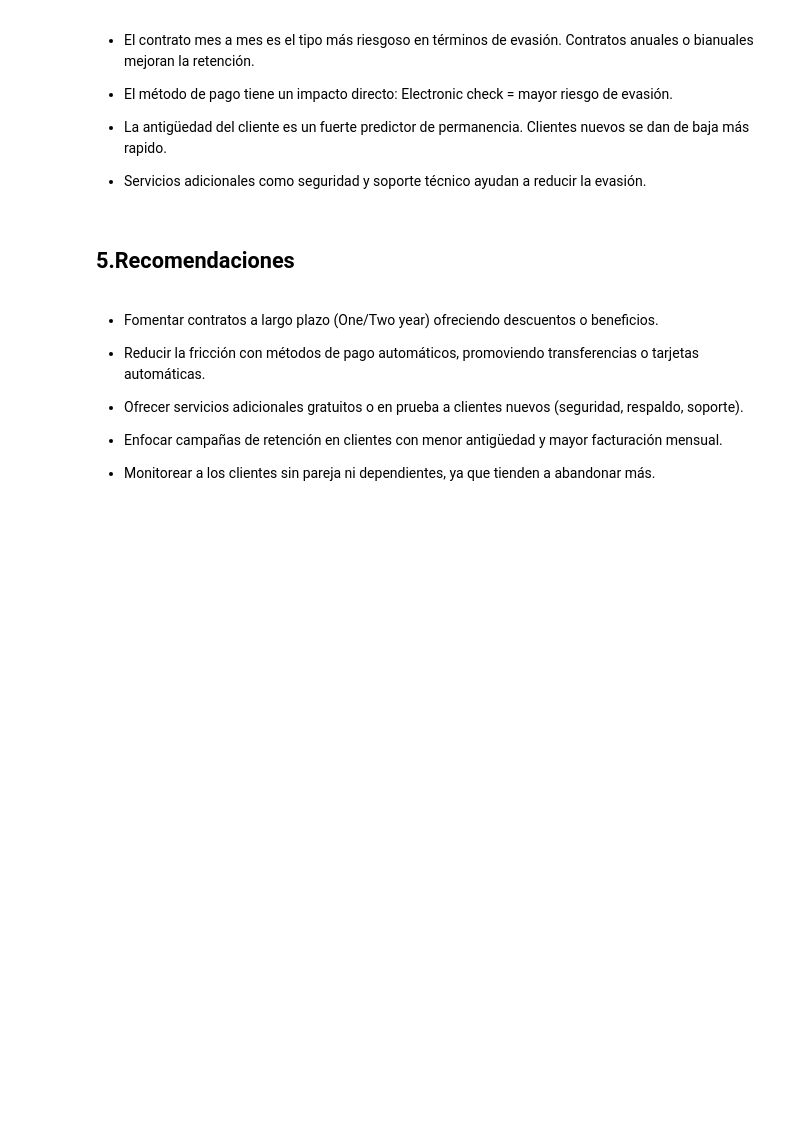
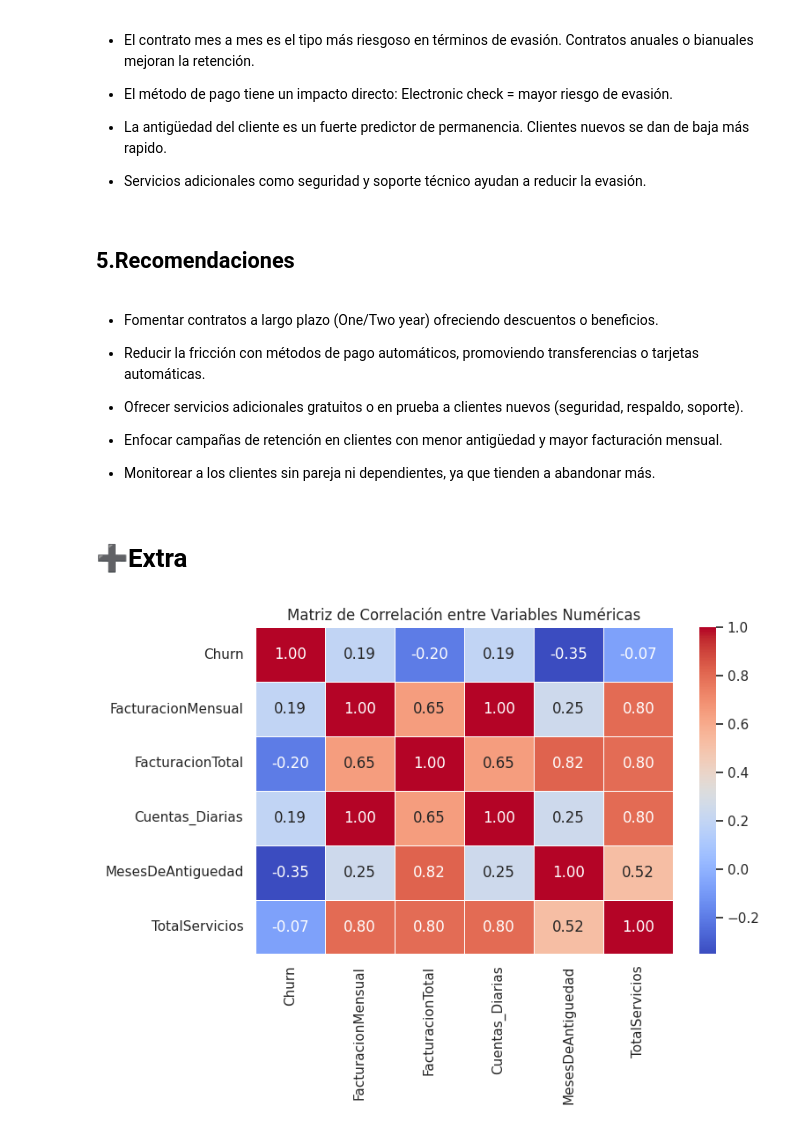
Before and after one commit to NicolasFercha/ChallengeTelecomX, a Jupyter notebook: TelecomX_LATAM.ipynb, the cells around one changed output. Drawn from its saved outputs; the diff is of its cells as text; code cells hidden in the pictures; blank space fills up the shorter version.

```diff
--- a/TelecomX_LATAM.ipynb
+++ b/TelecomX_LATAM.ipynb
@@ -699,3 +699,37 @@ Se realizaron distintos análisis y visualizaciones para comprender mejor los da
 * Enfocar campañas de retención en clientes con menor antigüedad y mayor facturación mensual.
 
 * Monitorear a los clientes sin pareja ni dependientes, ya que tienden a abandonar más.
+# %% [markdown]
+# ➕**Extra**
+# %%
+# Lista de columnas que representan servicios contratados (valores 1/0)
+servicios = [
+    'TieneTelefono', 'MultiplesLineas', 'SeguridadOnline', 'RespaldoOnline',
+    'ProteccionDispositivo', 'SoporteTecnico', 'TV_Streaming', 'Peliculas_Streaming'
+]
+
+# Asegurar que estén en formato binario
+df['TotalServicios'] = df[servicios].sum(axis=1)
+# %%
+# Convertir Churn a int (si no está ya)
+df['Churn'] = df['Churn'].astype(int)
+
+# Selección de variables numéricas para la matriz de correlación
+correlation_cols = [
+    'Churn', 'FacturacionMensual', 'FacturacionTotal', 'Cuentas_Diarias',
+    'MesesDeAntiguedad', 'TotalServicios'
+]
+
+# Matriz de correlación
+corr_matrix = df[correlation_cols].corr()
+# %%
+import seaborn as sns
+import matplotlib.pyplot as plt
+
+plt.figure(figsize=(8, 6))
+sns.heatmap(corr_matrix, annot=True, cmap='coolwarm', fmt='.2f', linewidths=0.5)
+plt.title('Matriz de Correlación entre Variables Numéricas')
+plt.tight_layout()
+plt.show()
+# %% [output]
+[figure, added]
```
Also changed, not shown: parts of 2 cells of this notebook.
